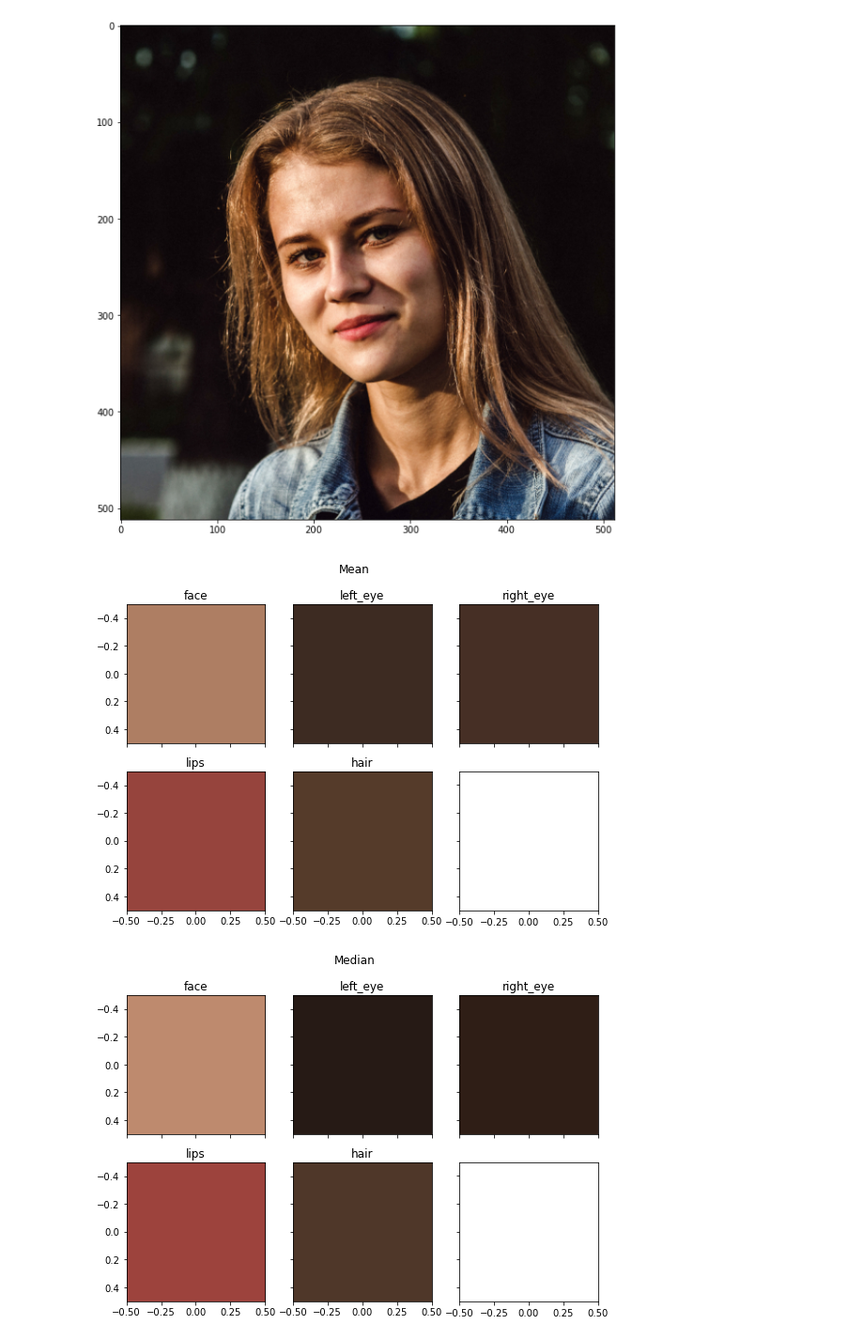
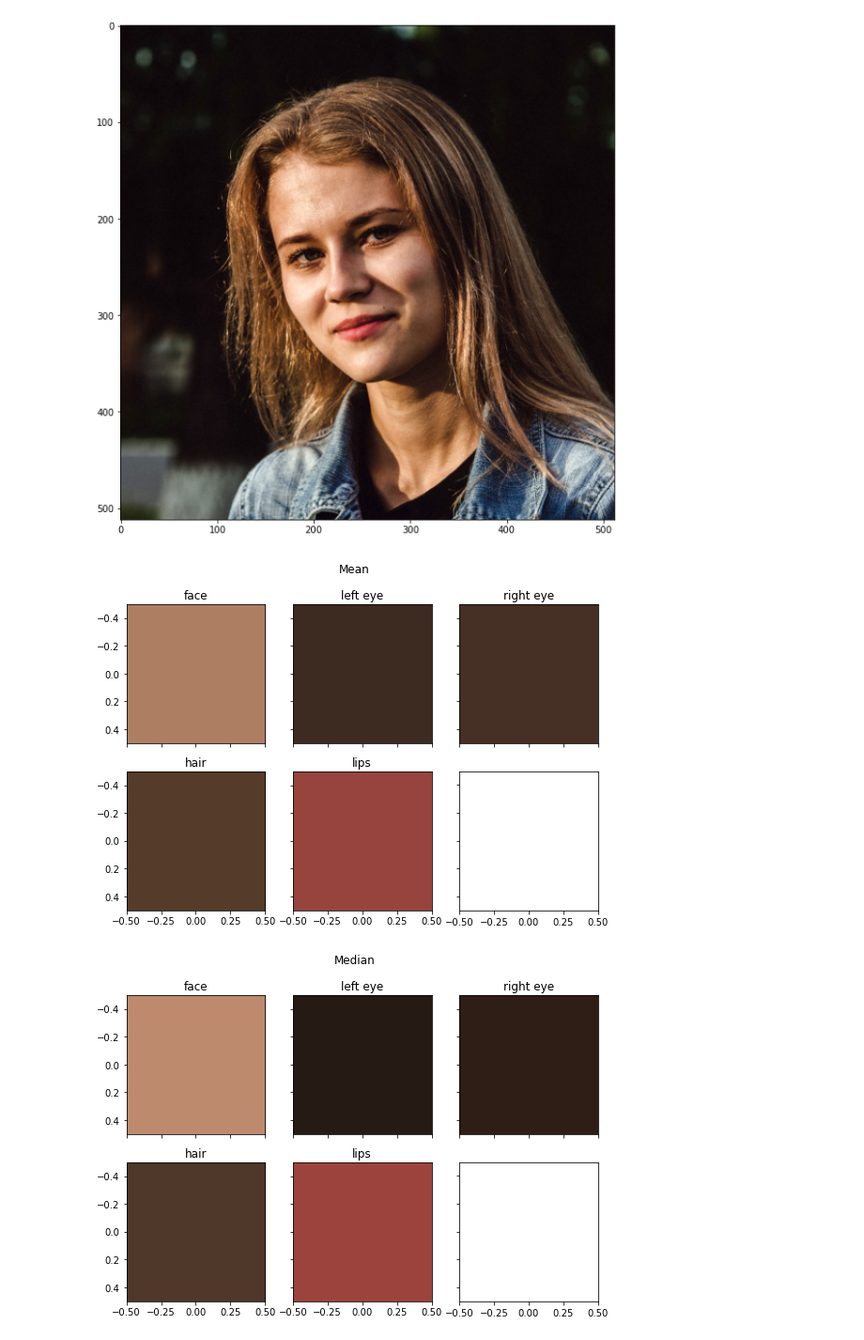
Before and after one commit to spietras/makeup-recommendation, a Jupyter notebook: jupyter/notebooks/colors.ipynb, the cells around one changed output. Shown at 94% size. Drawn from its saved outputs; the diff is of its cells as text; code cells hidden in the pictures.

Commit message:
Updated color mapping

```diff
--- a/jupyter/notebooks/colors.ipynb
+++ b/jupyter/notebooks/colors.ipynb
@@ -20,11 +20,12 @@ parser = FaceParser()
 segmenter = FaceParsingSegmenter(parser)
 # %%
 parts_map = {
-    "face": 1,
-    "left_eye": 2,
-    "right_eye": 3,
-    "lips": 4,
-    "hair": 5,
+    "skin": 1,
+    "l_eye": 2,
+    "r_eye": 3,
+    "hair": 4,
+    "u_lip": 5,
+    "l_lip": 5
 }
 # %%
 segmented = segmenter.segment(np.expand_dims(image, 0), parts_map=parts_map).squeeze()
@@ -47,12 +48,20 @@ def show_colors(extractor, image, segmented, parts_map, title=""):
             axs[r,c].title.set_text(part)
             axs[r,c].imshow(color.reshape((1,1,3)))
     plt.suptitle(title)
+# %%
+out_parts_map = {
+    "face": 1,
+    "left eye": 2,
+    "right eye": 3,
+    "hair": 4,
+    "lips": 5
+}
 # %%
-show_colors(extract.MeanColorExtractor(), image, segmented, parts_map, title="Mean")
+show_colors(extract.MeanColorExtractor(), image, segmented, out_parts_map, title="Mean")
 # %% [output]
-[figure, old version]
+[figure, new version]
 # %%
-show_colors(extract.MedianColorExtractor(), image, segmented, parts_map, title="Median")
+show_colors(extract.MedianColorExtractor(), image, segmented, out_parts_map, title="Median")
 # %% [output]
-[figure, old version]
+[figure, new version]
 # %%
```
Also changed, not shown: parts of 2 cells of this notebook, 4 other files.
